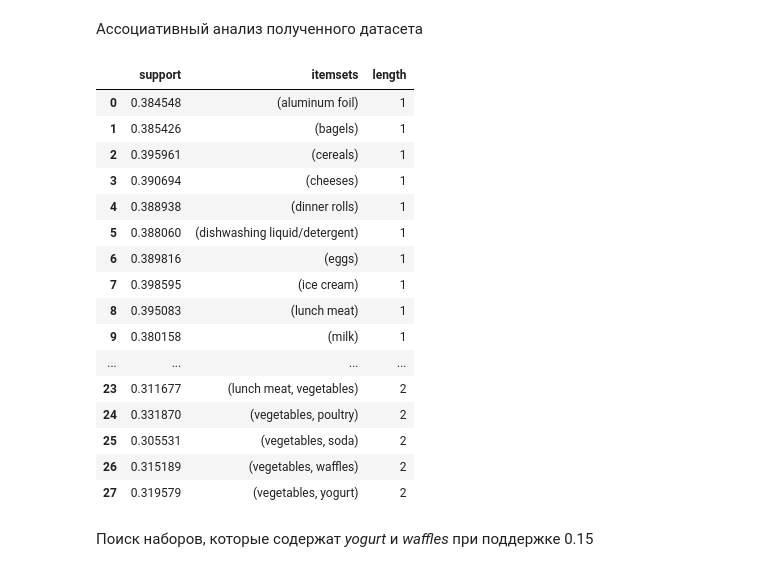
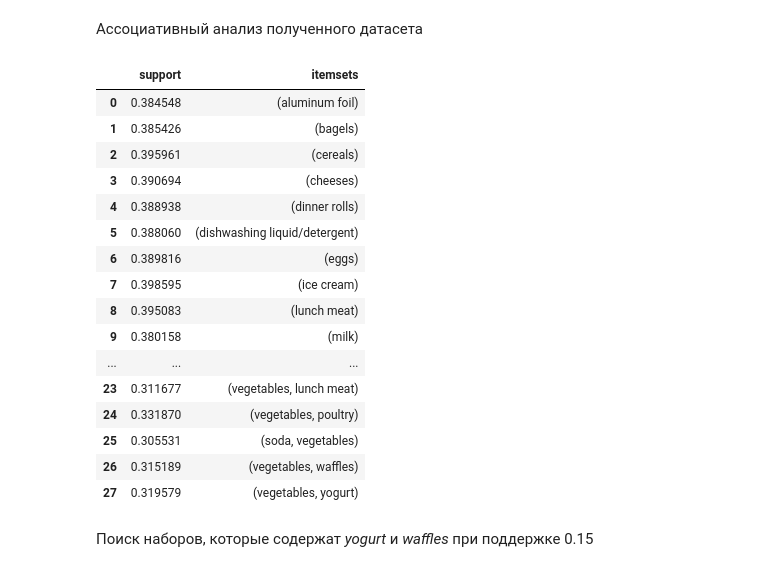
Before and after one commit to kinekt2000/ML2021, a Jupyter notebook: Labs/Lab3/Lab-3.ipynb, the cells around one changed output. Cells and saved outputs as stored; diff of their text form; code cells hidden in the pictures.

```diff
--- a/Labs/Lab3/Lab-3.ipynb
+++ b/Labs/Lab3/Lab-3.ipynb
@@ -235,26 +240,26 @@ new_df
 Ассоциативный анализ полученного датасета
 # %%
 results = apriori(new_df, min_support=0.3, use_colnames=True)
-results['length'] = results['itemsets'].apply(lambda x: len(x))
+# results['length'] = results['itemsets'].apply(lambda x: len(x))
 results
 # %% [output]
-|  | support | itemsets | length |
-| 0 | 0.384548 | (aluminum foil) | 1 |
-| 1 | 0.385426 | (bagels) | 1 |
-| 2 | 0.395961 | (cereals) | 1 |
-| 3 | 0.390694 | (cheeses) | 1 |
-| 4 | 0.388938 | (dinner rolls) | 1 |
-| 5 | 0.388060 | (dishwashing liquid/detergent) | 1 |
-| 6 | 0.389816 | (eggs) | 1 |
-| 7 | 0.398595 | (ice cream) | 1 |
-| 8 | 0.395083 | (lunch meat) | 1 |
-| 9 | 0.380158 | (milk) | 1 |
-| ... | ... | ... | ... |
-| 23 | 0.311677 | (lunch meat, vegetables) | 2 |
-| 24 | 0.331870 | (vegetables, poultry) | 2 |
-| 25 | 0.305531 | (vegetables, soda) | 2 |
-| 26 | 0.315189 | (vegetables, waffles) | 2 |
-| 27 | 0.319579 | (vegetables, yogurt) | 2 |
+|  | support | itemsets |
+| 0 | 0.384548 | (aluminum foil) |
+| 1 | 0.385426 | (bagels) |
+| 2 | 0.395961 | (cereals) |
+| 3 | 0.390694 | (cheeses) |
+| 4 | 0.388938 | (dinner rolls) |
+| 5 | 0.388060 | (dishwashing liquid/detergent) |
+| 6 | 0.389816 | (eggs) |
+| 7 | 0.398595 | (ice cream) |
+| 8 | 0.395083 | (lunch meat) |
+| 9 | 0.380158 | (milk) |
+| ... | ... | ... |
+| 23 | 0.311677 | (vegetables, lunch meat) |
+| 24 | 0.331870 | (vegetables, poultry) |
+| 25 | 0.305531 | (soda, vegetables) |
+| 26 | 0.315189 | (vegetables, waffles) |
+| 27 | 0.319579 | (vegetables, yogurt) |
 # %% [markdown]
 Поиск наборов, которые содержат *yogurt* и *waffles* при поддержке 0.15
 # %%
```
Also changed, not shown: parts of 7 cells of this notebook.
